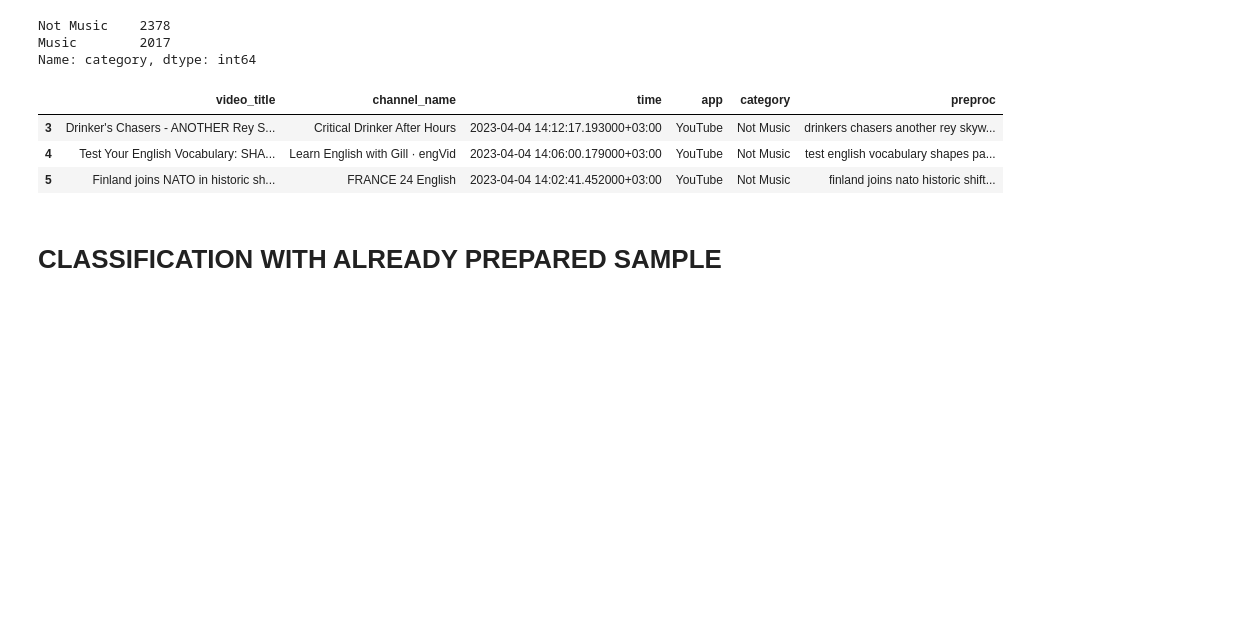
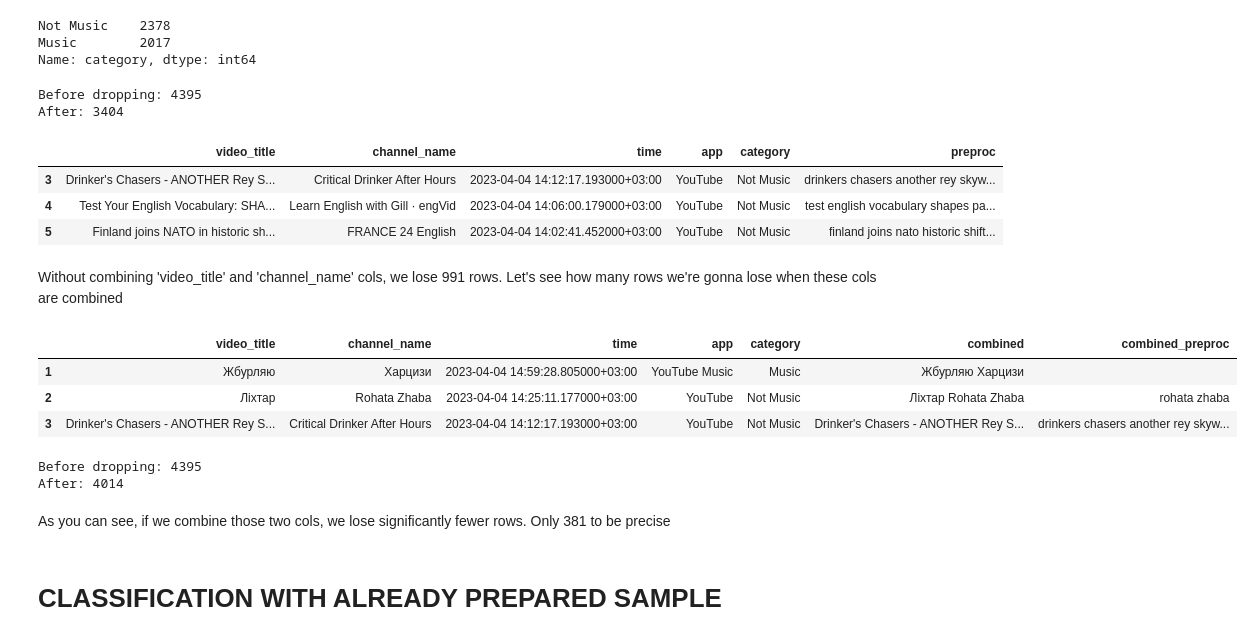
Before and after one commit to SanAntonik/yt_activity_analysis, a Jupyter notebook: classify.ipynb, the cells around one changed output. Cells and saved outputs as stored; diff of their text form; code cells hidden in the pictures; blank space fills up the shorter version.

Commit message:
Test how many rows will be deleted if you combine 'video_title' and 'channel_name' into one col called 'combined'

```diff
--- a/classify.ipynb
+++ b/classify.ipynb
@@ -98,13 +98,37 @@ df["preproc"] = df["video_title"].apply(preprocess)
 # if we have print 'preproc' col, we'll see that non-english text is not properly handled
 # After several failed attempts at handling non-english text, it was decided to drop rows
 # where 'preproc' col has fewer than 4 chars
+print(f"Before dropping: {len(df)}")
 df = df[df['preproc'].str.len() >= 4]
+print(f"After: {len(df)}")
 df.head(3)
 # %% [output]
+Before dropping: 4395
+After: 3404
 |  | video_title | channel_name | time | app | category | preproc |
 | 3 | Drinker's Chasers - ANOTHER Rey S... | Critical Drinker After Hours | 2023-04-04 14:12:17.193000+03:00 | YouTube | Not Music | drinkers chasers another rey skyw... |
 | 4 | Test Your English Vocabulary: SHA... | Learn English with Gill · engVid | 2023-04-04 14:06:00.179000+03:00 | YouTube | Not Music | test english vocabulary shapes pa... |
 | 5 | Finland joins NATO in historic sh... | FRANCE 24 English | 2023-04-04 14:02:41.452000+03:00 | YouTube | Not Music | finland joins nato historic shift... |
+# %% [markdown]
+Without combining 'video_title' and 'channel_name' cols, we lose 991 rows. Let's see how many rows we're gonna lose when these cols are combined
+# %%
+df["combined"] = df["video_title"] + " " + df["channel_name"]
+df["combined_preproc"] = df["combined"].apply(preprocess)
+df.head(3)
+# %% [output]
+|  | video_title | channel_name | time | app | category | combined | combined_preproc |
+| 1 | Жбурляю | Харцизи | 2023-04-04 14:59:28.805000+03:00 | YouTube Music | Music | Жбурляю Харцизи |  |
+| 2 | Ліхтар | Rohata Zhaba | 2023-04-04 14:25:11.177000+03:00 | YouTube | Not Music | Ліхтар Rohata Zhaba | rohata zhaba |
+| 3 | Drinker's Chasers - ANOTHER Rey S... | Critical Drinker After Hours | 2023-04-04 14:12:17.193000+03:00 | YouTube | Not Music | Drinker's Chasers - ANOTHER Rey S... | drinkers chasers another rey skyw... |
+# %%
+print(f"Before dropping: {len(df)}")
+df = df[df['combined_preproc'].str.len() >= 4]
+print(f"After: {len(df)}")
+# %% [output]
+Before dropping: 4395
+After: 4014
+# %% [markdown]
+As you can see, if we combine those two cols, we lose significantly fewer rows. Only 381 to be precise
 # %% [markdown]
 # CLASSIFICATION WITH ALREADY PREPARED SAMPLE
 # %%
```
Also changed, not shown: parts of 2 cells of this notebook.
